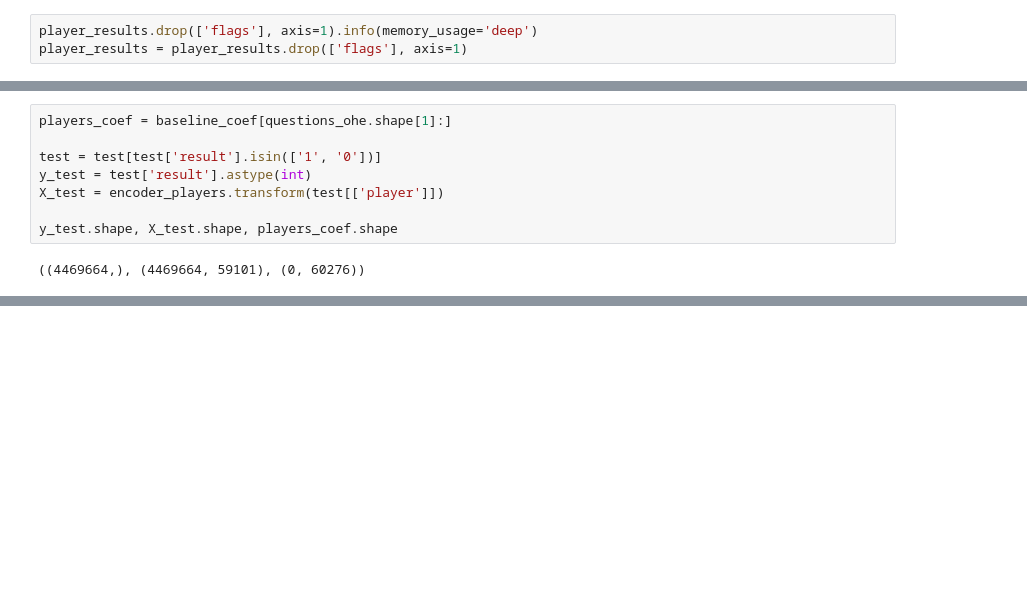
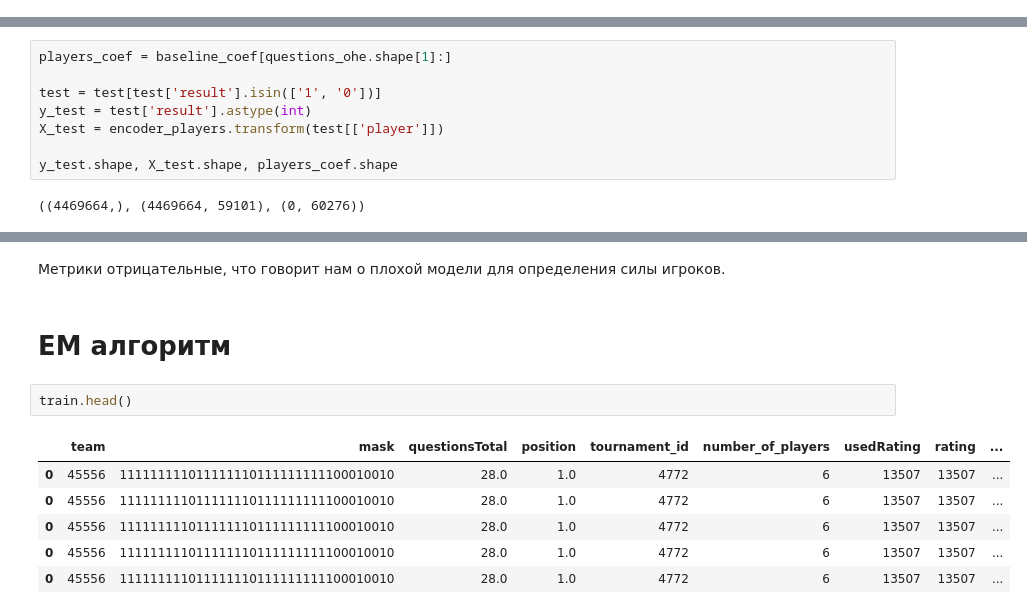
Before and after one commit to eugeneshar/made_ad_ml, a Jupyter notebook: Lab02.ipynb, the cells around one changed output, grey strips where cells are left out. Cells and saved outputs as stored; diff of their text form; blank space fills up the shorter version.

```diff
--- a/Lab02.ipynb
+++ b/Lab02.ipynb
@@ -207,3 +206,0 @@ player_results.head()
-# %%
-player_results.drop(['flags'], axis=1).info(memory_usage='deep')
-player_results = player_results.drop(['flags'], axis=1)
@@ -396,0 +395,13 @@ results[results['tournament_id']==6004]
+# %% [markdown]
+Метрики отрицательные, что говорит нам о плохой модели для определения силы игроков.
+# %% [markdown]
+# EM алгоритм
+# %%
+train.head()
+# %% [output]
+|  | team | mask | questionsTotal | position | tournament_id | number_of_players | usedRating | rating | ... |
+| 0 | 45556 | 111111111011111110111111111100010010 | 28.0 | 1.0 | 4772 | 6 | 13507 | 13507 | ... |
+| 0 | 45556 | 111111111011111110111111111100010010 | 28.0 | 1.0 | 4772 | 6 | 13507 | 13507 | ... |
+| 0 | 45556 | 111111111011111110111111111100010010 | 28.0 | 1.0 | 4772 | 6 | 13507 | 13507 | ... |
+| 0 | 45556 | 111111111011111110111111111100010010 | 28.0 | 1.0 | 4772 | 6 | 13507 | 13507 | ... |
+| 0 | 45556 | 111111111011111110111111111100010010 | 28.0 | 1.0 | 4772 | 6 | 13507 | 13507 | ... |
```
Also changed, not shown: parts of 18 cells of this notebook.
